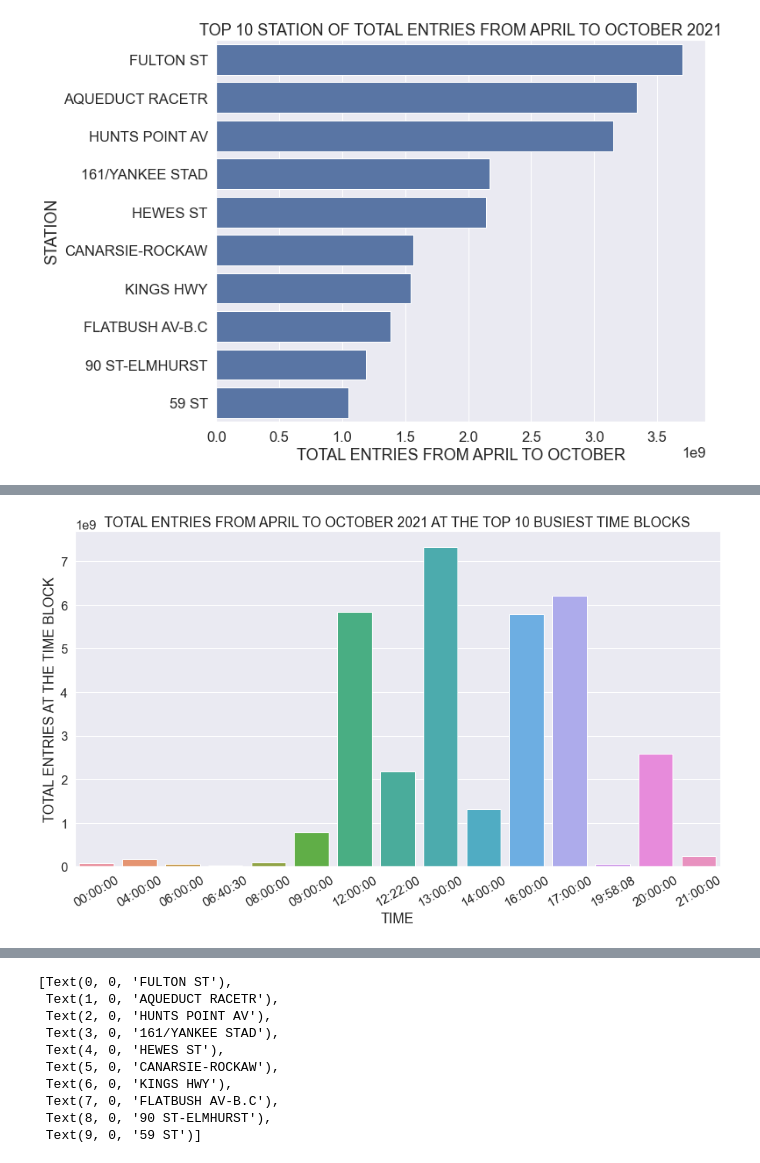
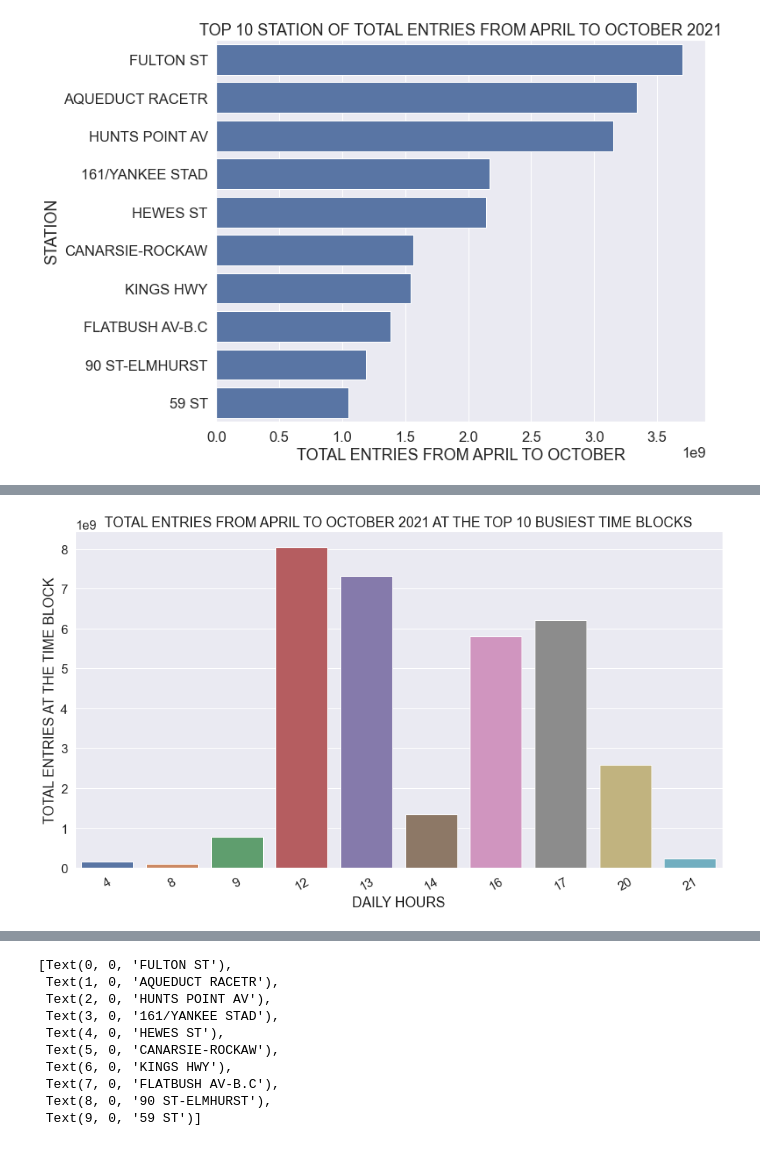
Before and after one commit to CrazyRabbitYingqing/MTA_EDA_Project1, a Jupyter notebook: Analysis_Code_Yingqing_Qiu.ipynb, the cells around one changed output, grey strips where cells are left out. Cells and saved outputs as stored; diff of their text form; code cells hidden in the pictures.

```diff
--- a/Analysis_Code_Yingqing_Qiu.ipynb
+++ b/Analysis_Code_Yingqing_Qiu.ipynb
@@ -154,3 +154,6 @@ turnstiles_moment.head()
 | 3 | A002 | R051 | 02-00-00 | 59 ST | 2021-03-27 12:00:00 | 12:00:00 | 7550517 | 2021-03-27 08:00:00 | 7550517.0 | ... |
 | 4 | A002 | R051 | 02-00-00 | 59 ST | 2021-03-27 16:00:00 | 16:00:00 | 7550517 | 2021-03-27 12:00:00 | 7550517.0 | ... |
 | 5 | A002 | R051 | 02-00-00 | 59 ST | 2021-03-27 20:00:00 | 20:00:00 | 7550517 | 2021-03-27 16:00:00 | 7550517.0 | ... |
+# %%
+turnstiles_block = turnstiles_moment
+turnstiles_block["HOURS"] = turnstiles_block["DATE_TIME"].dt.hour
@@ -157,9 +174,11 @@ turnstiles_moment.head()
 # %%
-total_moment = turnstiles_moment.groupby(["TIME"])[['MOMENT_ENTRIES']].sum().sort_values('MOMENT_ENTRIES', ascending=False).reset_index()
+total_moment = turnstiles_block.groupby(["HOURS"])[['MOMENT_ENTRIES']].sum().sort_values('MOMENT_ENTRIES', ascending=False).reset_index()
 #station_moment.rename(columns = {"DAILY_ENTRIES":"YEARLY_ENTRIES"})
 total_moment.head(15)
 plot_data2 = total_moment.head(15)
 plot_data2
-all_moment = plot_data2.sort_values('TIME', ascending=True).reset_index()
+all_moment1 = plot_data2.sort_values('MOMENT_ENTRIES', ascending=False).reset_index().head(10)
+all_moment1.head(10)
+all_moment = all_moment1.sort_values("HOURS").reset_index()
 all_moment.head(50)
 # %% [output]
@@ -335,8 +363,9 @@ fig1.savefig('/home/yingqing/Documents/Metis bootcamp/MTA_EDA_Project1/plot1.png
 ## Plot Results #2
 sns.set(rc = {'figure.figsize':(15,8)})
 sns.set(font_scale = 1.5)
-seaborn_plot = sns.barplot(x=all_moment['TIME'], y=all_moment['MOMENT_ENTRIES'])
+seaborn_plot = sns.barplot(x=all_moment['HOURS'], y=all_moment['MOMENT_ENTRIES'])
 seaborn_plot.set(ylabel = "TOTAL ENTRIES AT THE TIME BLOCK")
+seaborn_plot.set(xlabel = "DAILY HOURS")
 seaborn_plot.set_title("TOTAL ENTRIES FROM APRIL TO OCTOBER 2021 AT THE TOP 10 BUSIEST TIME BLOCKS")
 seaborn_plot.set_xticklabels(seaborn_plot.get_xticklabels(),rotation = 30)
 #plt.plot(all_moment['TIME'],all_moment['MOMENT_ENTRIES'])
@@ -359,4 +383,4 @@ seaborn_plot.set_xticklabels(seaborn_plot.get_xticklabels(),rotation = 30)
-[figure, old version]
+[figure, new version]
 # %%
 fig2 = seaborn_plot.get_figure()
 fig2.savefig('/home/yingqing/Documents/Metis bootcamp/MTA_EDA_Project1/plot2.png', bbox_inches='tight')
```
Also changed, not shown: parts of 6 cells of this notebook, 4 other files.
